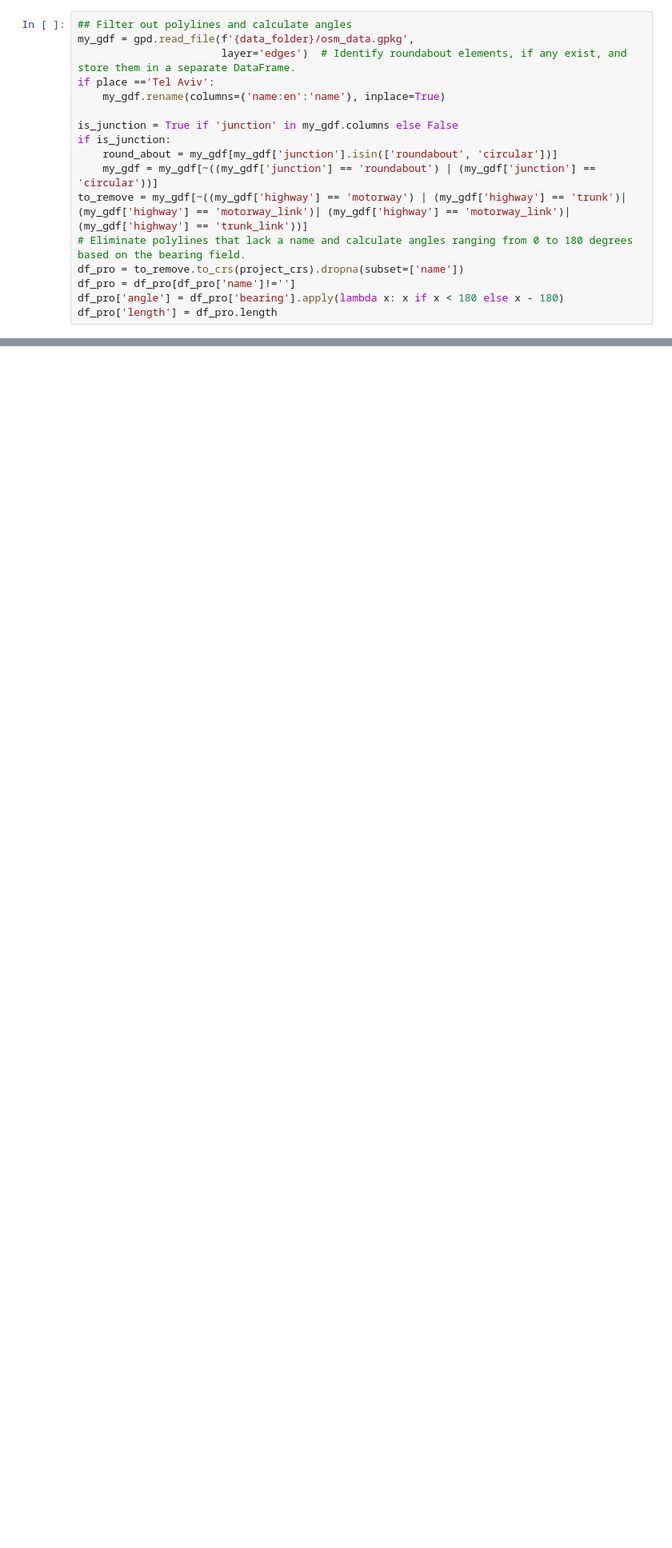
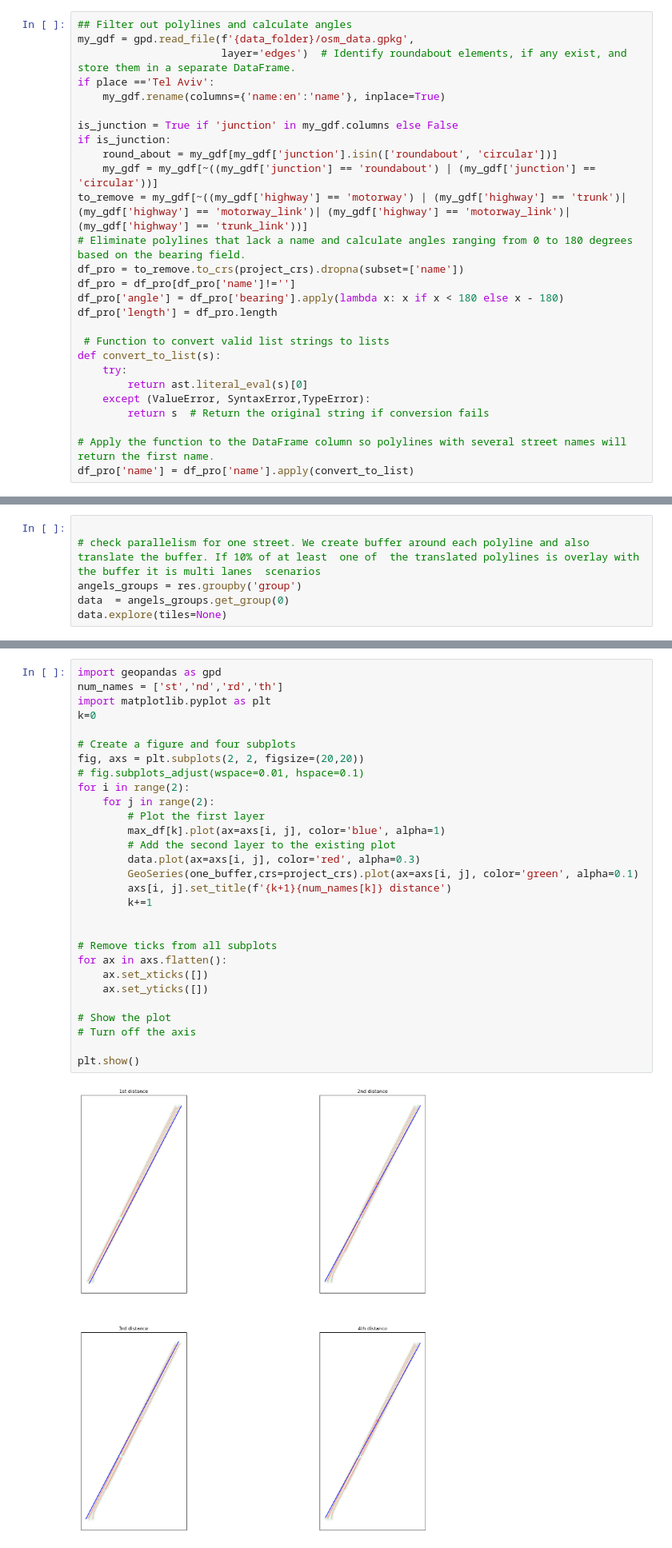
Before and after one commit to achic19/SOD0, a Jupyter notebook: Code/notebooks/test_one_street.ipynb, the cells around one changed output, grey strips where cells are left out. Shown at 80% size. Cells and saved outputs as stored; diff of their text form; blank space fills up the shorter version.

```diff
--- a/Code/notebooks/test_one_street.ipynb
+++ b/Code/notebooks/test_one_street.ipynb
@@ -64,3 +64,13 @@ df_pro = to_remove.to_crs(project_crs).dropna(subset=['name'])
 df_pro = df_pro[df_pro['name']!='']
 df_pro['angle'] = df_pro['bearing'].apply(lambda x: x if x < 180 else x - 180)
 df_pro['length'] = df_pro.length
+
+ # Function to convert valid list strings to lists
+def convert_to_list(s):
+    try:
+        return ast.literal_eval(s)[0]
+    except (ValueError, SyntaxError,TypeError):
+        return s  # Return the original string if conversion fails
+
+# Apply the function to the DataFrame column so polylines with several street names will return the first name.
+df_pro['name'] = df_pro['name'].apply(convert_to_list)
@@ -66,0 +115,6 @@ df_pro['length'] = df_pro.length
+# %%
+
+# check parallelism for one street. We create buffer around each polyline and also translate the buffer. If 10% of at least  one of  the translated polylines is overlay with the buffer it is multi lanes  scenarios
+angels_groups = res.groupby('group')
+data  = angels_groups.get_group(0)
+data.explore(tiles=None)
@@ -66,0 +275,31 @@ df_pro['length'] = df_pro.length
+# %%
+import geopandas as gpd
+num_names = ['st','nd','rd','th']
+import matplotlib.pyplot as plt
+k=0
+
+# Create a figure and four subplots
+fig, axs = plt.subplots(2, 2, figsize=(20,20))
+# fig.subplots_adjust(wspace=0.01, hspace=0.1)
+for i in range(2):
+    for j in range(2):
+        # Plot the first layer
+        max_df[k].plot(ax=axs[i, j], color='blue', alpha=1)
+        # Add the second layer to the existing plot
+        data.plot(ax=axs[i, j], color='red', alpha=0.3)
+        GeoSeries(one_buffer,crs=project_crs).plot(ax=axs[i, j], color='green', alpha=0.1)
+        axs[i, j].set_title(f'{k+1}{num_names[k]} distance')
+        k+=1
+
+
+# Remove ticks from all subplots
+for ax in axs.flatten():
+    ax.set_xticks([])
+    ax.set_yticks([])
+
+# Show the plot
+# Turn off the axis
+
+plt.show()
+# %% [output]
+[figure, added]
```
Also changed, not shown: parts of 11 cells of this notebook, 1 other file.
